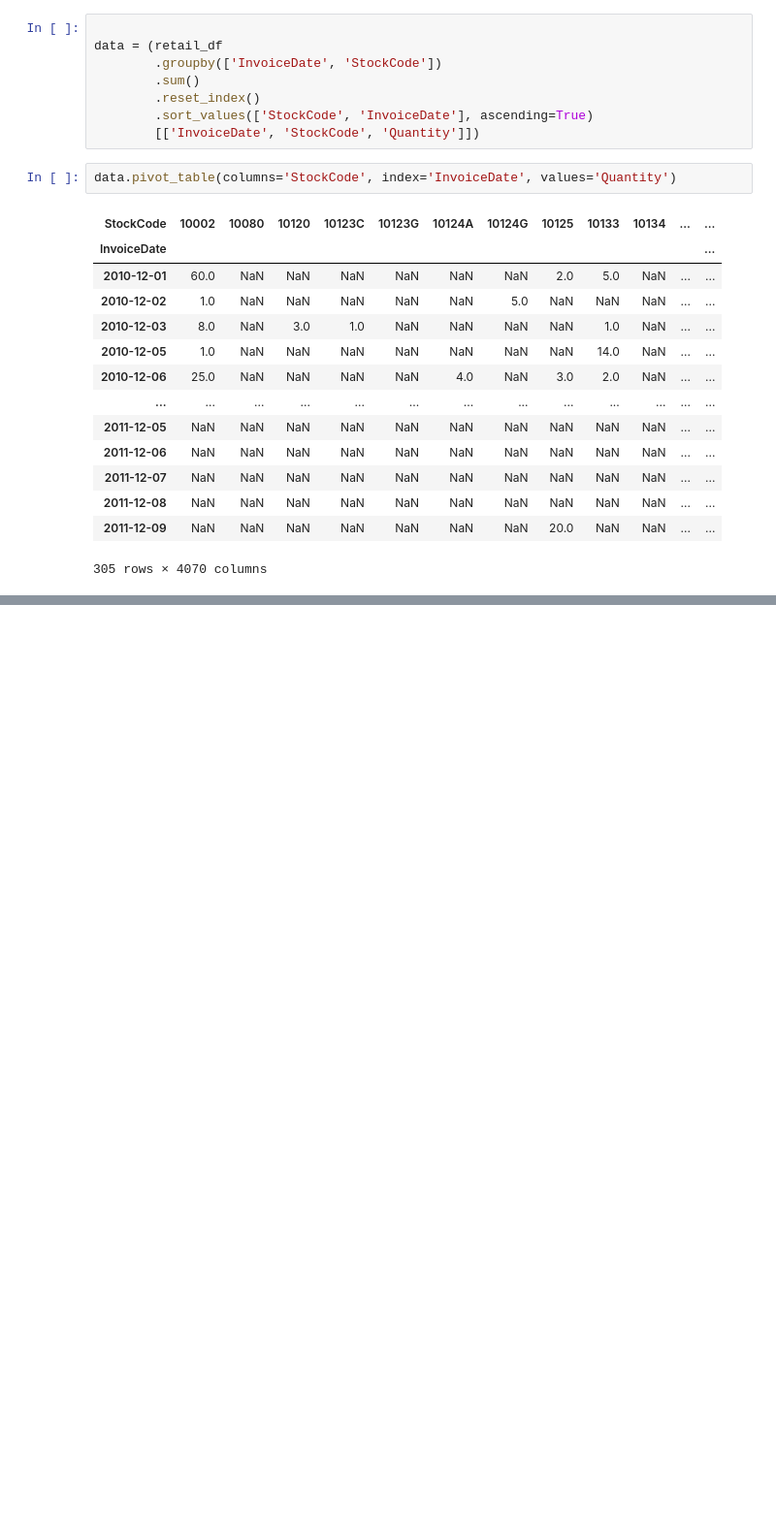
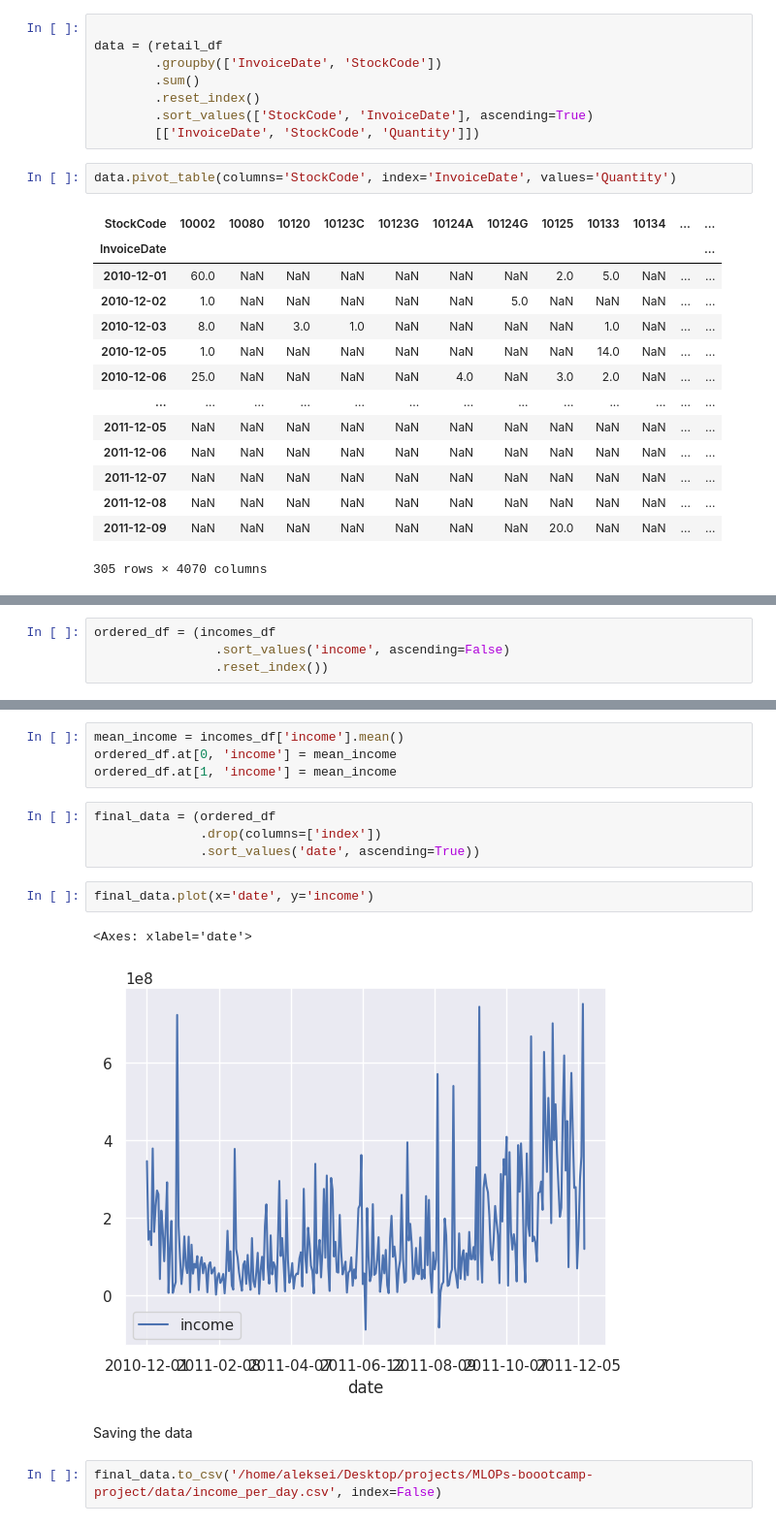
Before and after one commit to BanuelosCarlos/MLOPs-boootcamp-project, a Jupyter notebook: notebooks/data-preparation.ipynb, the cells around one changed output, grey strips where cells are left out. Shown at 97% size. Drawn from its saved outputs; the diff is of its cells as text; blank space fills up the shorter version.

```diff
--- a/notebooks/data-preparation.ipynb
+++ b/notebooks/data-preparation.ipynb
@@ -48,0 +69,4 @@ data.pivot_table(columns='StockCode', index='InvoiceDate', values='Quantity')
+# %%
+ordered_df = (incomes_df
+                .sort_values('income', ascending=False)
+                .reset_index())
@@ -48,0 +75,17 @@ data.pivot_table(columns='StockCode', index='InvoiceDate', values='Quantity')
+# %%
+mean_income = incomes_df['income'].mean()
+ordered_df.at[0, 'income'] = mean_income
+ordered_df.at[1, 'income'] = mean_income
+# %%
+final_data = (ordered_df
+              .drop(columns=['index'])
+              .sort_values('date', ascending=True))
+# %%
+final_data.plot(x='date', y='income')
+# %% [output]
+<Axes: xlabel='date'>
+[figure, added]
+# %% [markdown]
+Saving the data
+# %%
+final_data.to_csv('/home/aleksei/Desktop/projects/MLOPs-boootcamp-project/data/income_per_day.csv', index=False)
```
Also changed, not shown: parts of 6 cells of this notebook, 1 other file.
